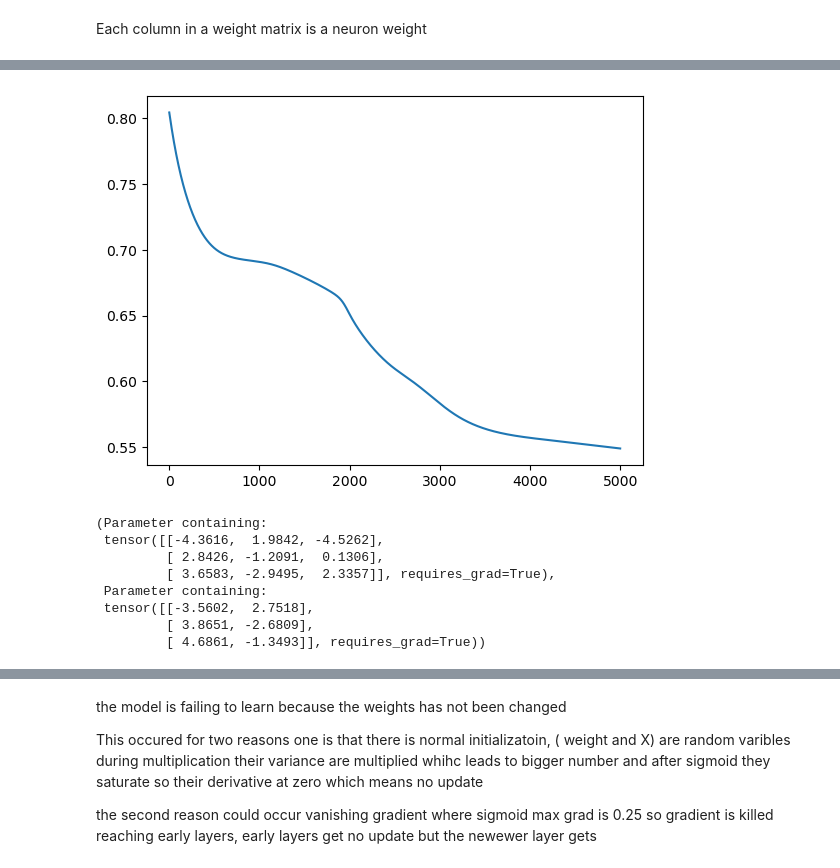
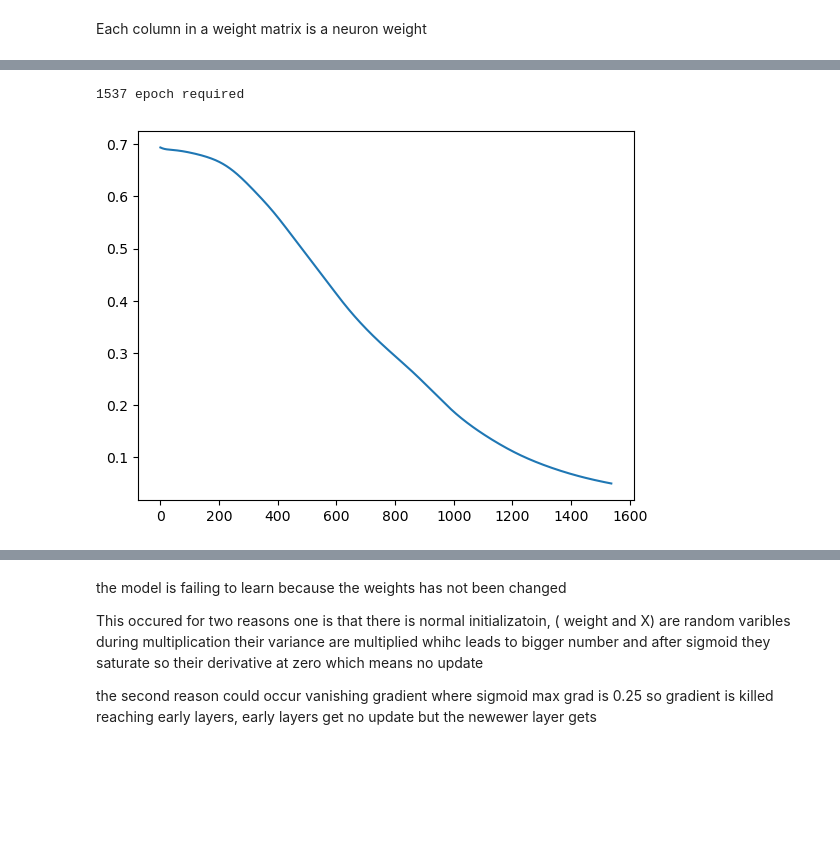
Before and after one commit to qamarr6092/Deep-Learning, a Jupyter notebook: Deep Learning Basics/activation_functions.ipynb, the cells around one changed output, grey strips where cells are left out. Drawn from its saved outputs; the diff is of its cells as text; code cells hidden in the pictures; blank space fills up the shorter version.

```diff
--- a/Deep Learning Basics/activation_functions.ipynb
+++ b/Deep Learning Basics/activation_functions.ipynb
@@ -62,42 +61,42 @@ y = torch.tensor(data=np.random.randint(low=0, high=2, size=(50, 1)), dtype=torc
 loss = nn.BCELoss()
 # %%
 class model(nn.Module):
-    def __init__(self, n_hidden_1, n_hidden_2):
+    def __init__(self, n_hidden_1, n_hidden_2, n_hidden_3, n_hidden_4):
         super().__init__()
         self.sigmoid = nn.Sigmoid()
         self.weights_1 = nn.Parameter(torch.randn(size=(3, n_hidden_1), dtype=torch.float))
         self.weights_2 = nn.Parameter(torch.randn(size=(n_hidden_1, n_hidden_2), dtype=torch.float))
-        self.output_layer = nn.Linear(n_hidden_2, 1)
+        self.weights_3 = nn.Parameter(torch.randn(size=(n_hidden_2, n_hidden_3), dtype=torch.float))
+        self.weights_4 = nn.Parameter(torch.randn(size=(n_hidden_3, n_hidden_4), dtype=torch.float))
+        self.output_layer = nn.Linear(n_hidden_4, 1)
+
     def forward(self, X):
             h1 = X @ self.weights_1
-            h1 = sigmoid(h1)
+            h1 = self.sigmoid(h1)
             h2 = h1 @ self.weights_2
-            h2 = sigmoid(h2)
-            return sigmoid(self.output_layer(h2))
-model = model(3, 2)
+            h2 = self.sigmoid(h2)
+            h3 = h2 @ self.weights_3
+            h3 = self.sigmoid(h3)
+            h4 = h3 @ self.weights_4
+            h4 = self.sigmoid(h4)
+            return self.sigmoid(self.output_layer(h4))
+model = model(24, 16, 8, 4)
 # %%
-optimizer = torch.optim.Adam(model.parameters())
+optimizer = torch.optim.Adam(model.parameters(), lr=1e-3)
 train_loss = []
 for i in range(5000):
     model.train()
     optimizer.zero_grad()
     error = loss(model(X), y)
     error.backward()
     optimizer.step()
     train_loss.append(error.item())
+    if error < 0.05 :
+        print(f'{i} epoch required')
+        break
 plt.figure()
 plt.plot(train_loss)
 plt.show()
 # %% [output]
+1537 epoch required
-[figure, old version]
+[figure, new version]
-# %%
-model.weights_1, model.weights_2
-# %% [output]
-(Parameter containing:
- tensor([[-4.3616,  1.9842, -4.5262],
-         [ 2.8426, -1.2091,  0.1306],
-         [ 3.6583, -2.9495,  2.3357]], requires_grad=True),
- Parameter containing:
- tensor([[-3.5602,  2.7518],
-         [ 3.8651, -2.6809],
-         [ 4.6861, -1.3493]], requires_grad=True))
```
Also changed, not shown: parts of 16 cells of this notebook.
